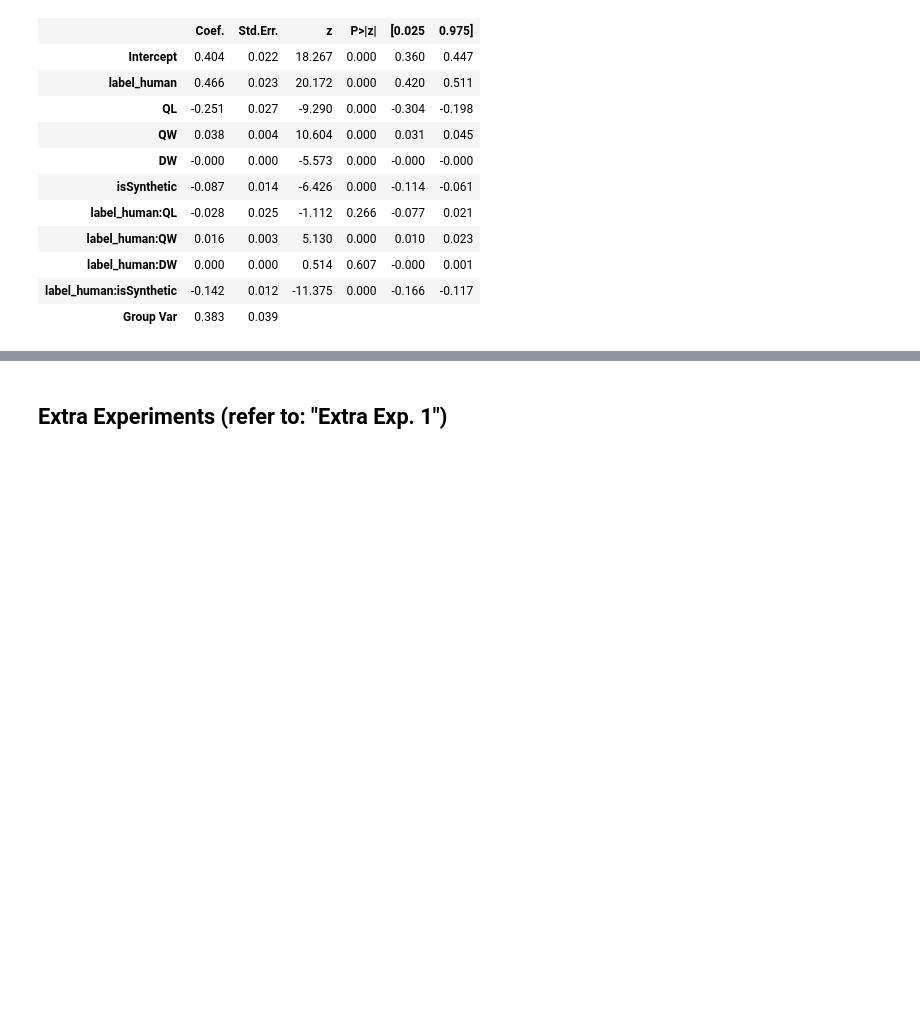
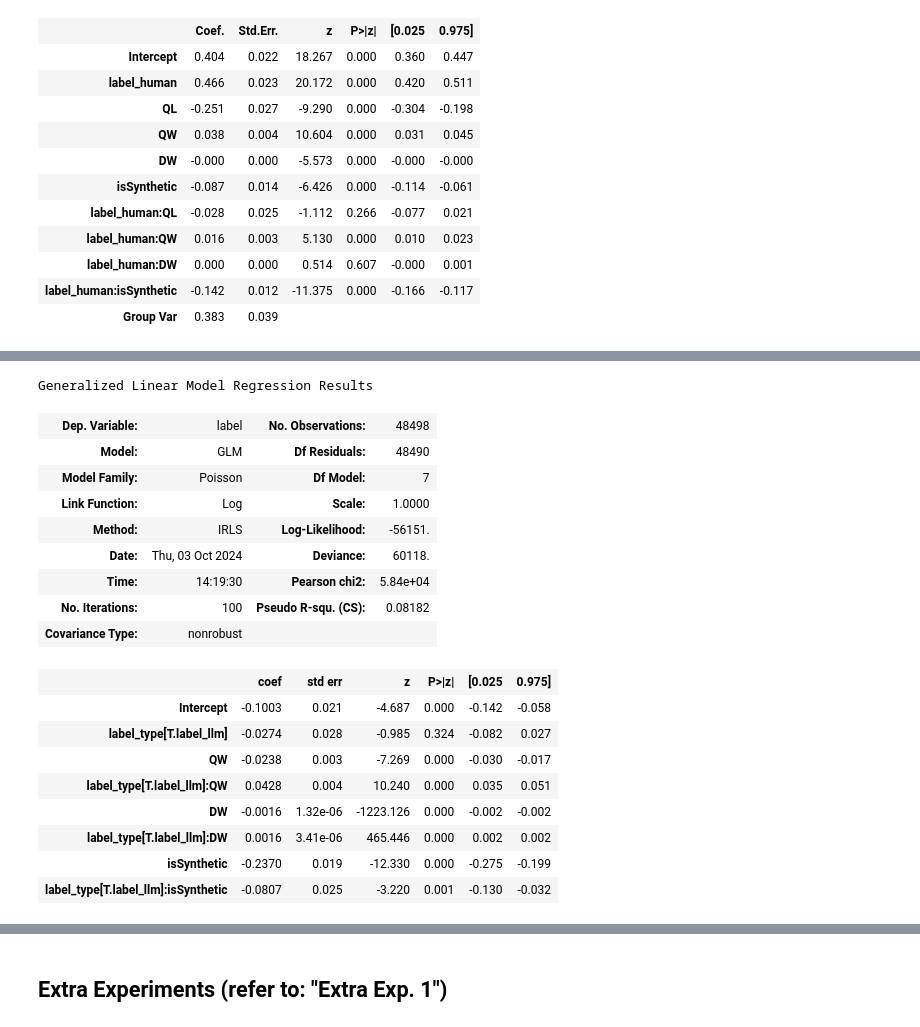
Before and after one commit to rahmanidashti/BiasSyntheticData, a Jupyter notebook: 3-mixed-effect-on-labels.ipynb, the cells around one changed output, grey strips where cells are left out. Saved outputs shown, nothing was run; the diff lists cells and outputs as text; code cells hidden in the pictures; blank space fills up the shorter version.

```diff
--- a/3-mixed-effect-on-labels.ipynb
+++ b/3-mixed-effect-on-labels.ipynb
@@ -234,3 +293,27 @@ result.summary()
+# %%
+model = smf.glm(formula=mixed_model, data=data_cat, family=sm.families.Poisson())
+result = model.fit()
+result.summary()
+# %% [output]
+Generalized Linear Model Regression Results
+| Dep. Variable: | label | No. Observations: | 48498 |
+| Model: | GLM | Df Residuals: | 48490 |
+| Model Family: | Poisson | Df Model: | 7 |
+| Link Function: | Log | Scale: | 1.0000 |
+| Method: | IRLS | Log-Likelihood: | -56151. |
+| Date: | Thu, 03 Oct 2024 | Deviance: | 60118. |
+| Time: | 14:19:30 | Pearson chi2: | 5.84e+04 |
+| No. Iterations: | 100 | Pseudo R-squ. (CS): | 0.08182 |
+| Covariance Type: | nonrobust |  |  |
+|  | coef | std err | z | P>|z| | [0.025 | 0.975] |
+| Intercept | -0.1003 | 0.021 | -4.687 | 0.000 | -0.142 | -0.058 |
+| label_type[T.label_llm] | -0.0274 | 0.028 | -0.985 | 0.324 | -0.082 | 0.027 |
+| QW | -0.0238 | 0.003 | -7.269 | 0.000 | -0.030 | -0.017 |
+| label_type[T.label_llm]:QW | 0.0428 | 0.004 | 10.240 | 0.000 | 0.035 | 0.051 |
+| DW | -0.0016 | 1.32e-06 | -1223.126 | 0.000 | -0.002 | -0.002 |
+| label_type[T.label_llm]:DW | 0.0016 | 3.41e-06 | 465.446 | 0.000 | 0.002 | 0.002 |
+| isSynthetic | -0.2370 | 0.019 | -12.330 | 0.000 | -0.275 | -0.199 |
+| label_type[T.label_llm]:isSynthetic | -0.0807 | 0.025 | -3.220 | 0.001 | -0.130 | -0.032 |
 # %%
 plot_coef(result)
 # %% [output]
```
Also changed, not shown: parts of 6 cells of this notebook.
